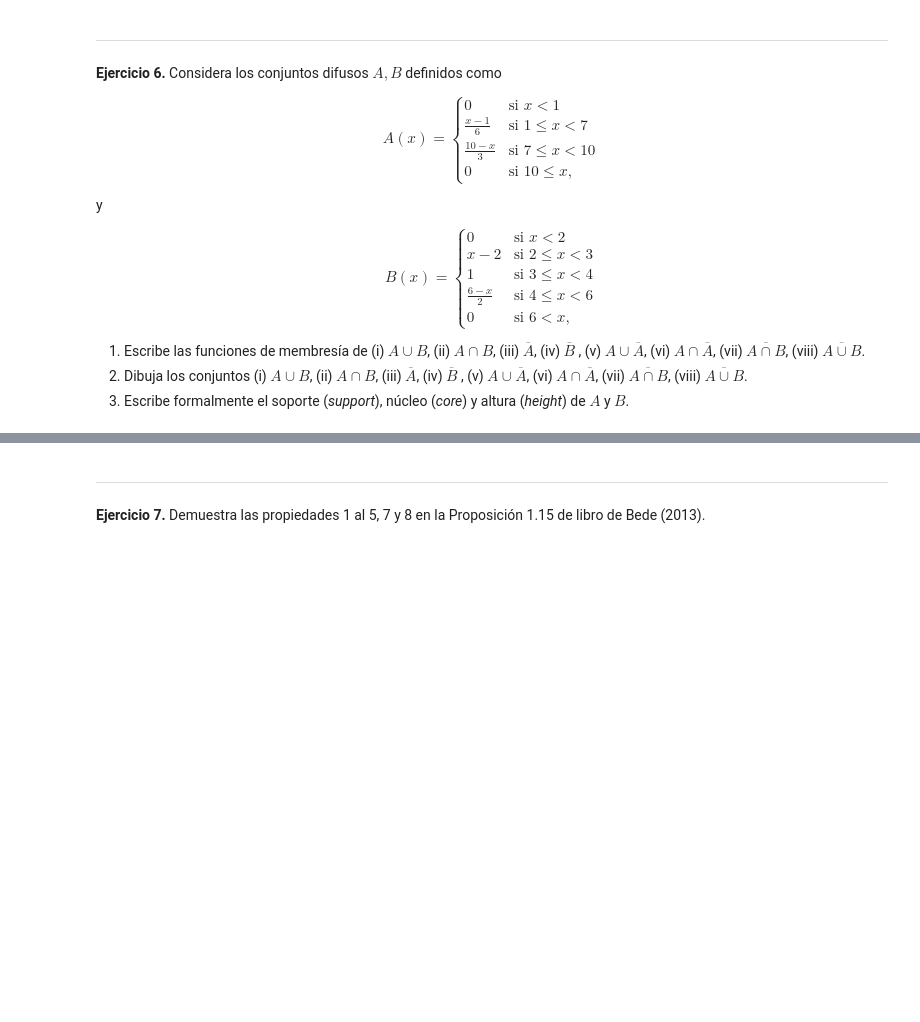
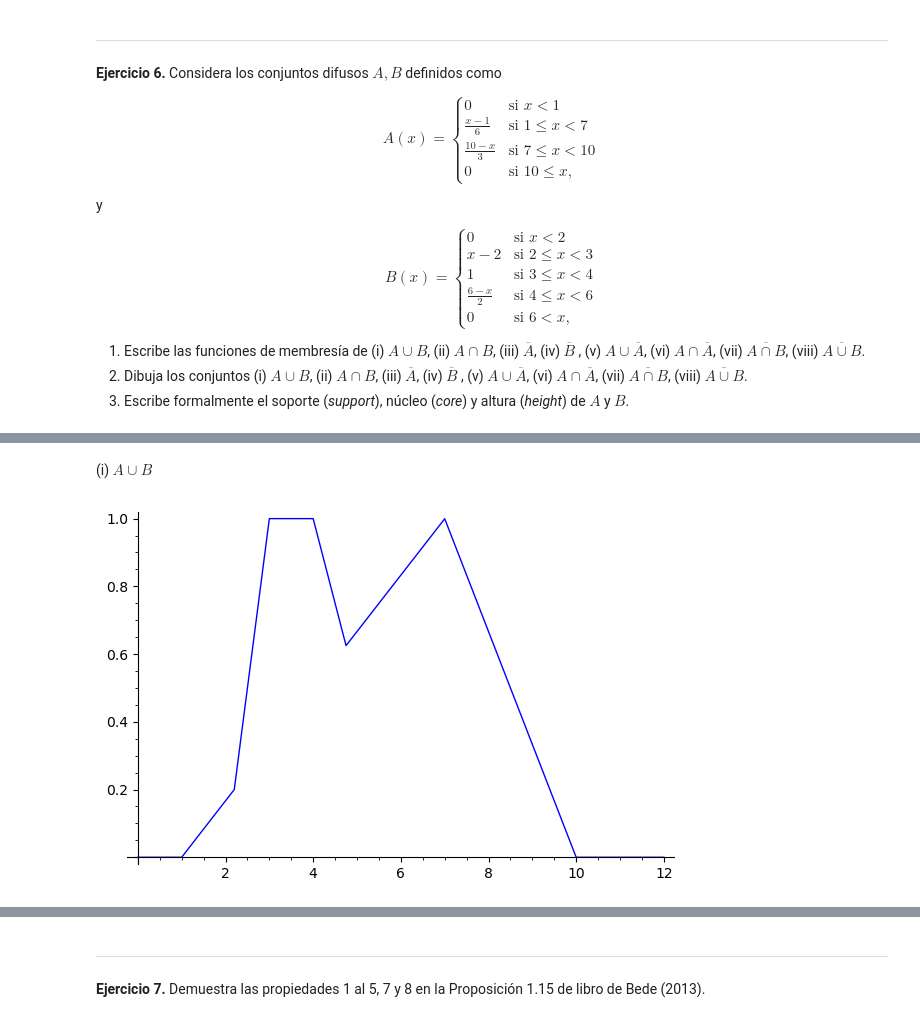
Before and after one commit to KeithMaxwell20/Notebook-Aplicada, a Jupyter notebook: ejercitario1.ipynb, the cells around one changed output, grey strips where cells are left out. Cells and saved outputs as stored; diff of their text form; code cells hidden in the pictures; blank space fills up the shorter version.

```diff
--- a/ejercitario1.ipynb
+++ b/ejercitario1.ipynb
@@ -246,0 +368,9 @@ $$
+# %% [markdown]
+(i) $A\cup B$
+# %%
+#Graficar A union B
+
+grafico3=piecewise([((0,1), 0), ((1, 2.2), (x-1)/6), ((2.2,3), x-2), ((3,4), 1), ((4,4.75), (6-x)/2), ((4.75, 7), (x-1)/6), ((7, 10), (10-x)/3), ((10, 12), 0)])
+grafico3.plot(x,0,12)
+# %% [output]
+[figure, added]
```
Also changed, not shown: parts of 23 cells of this notebook.
